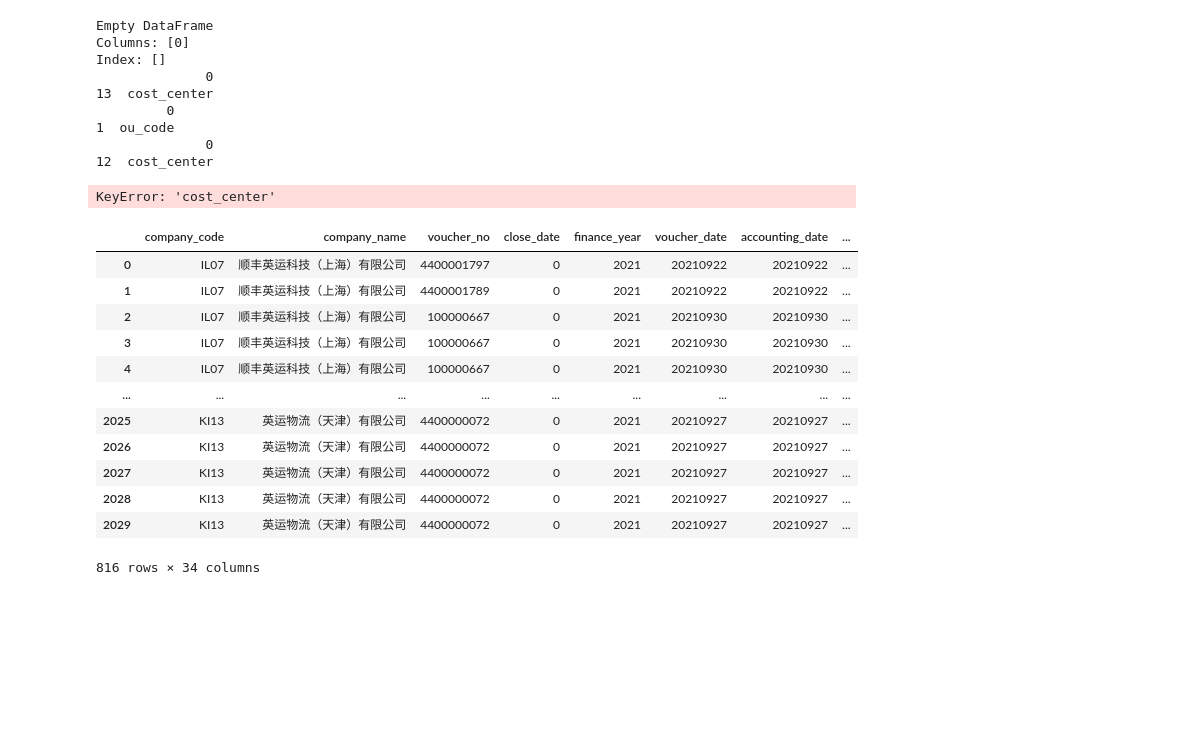
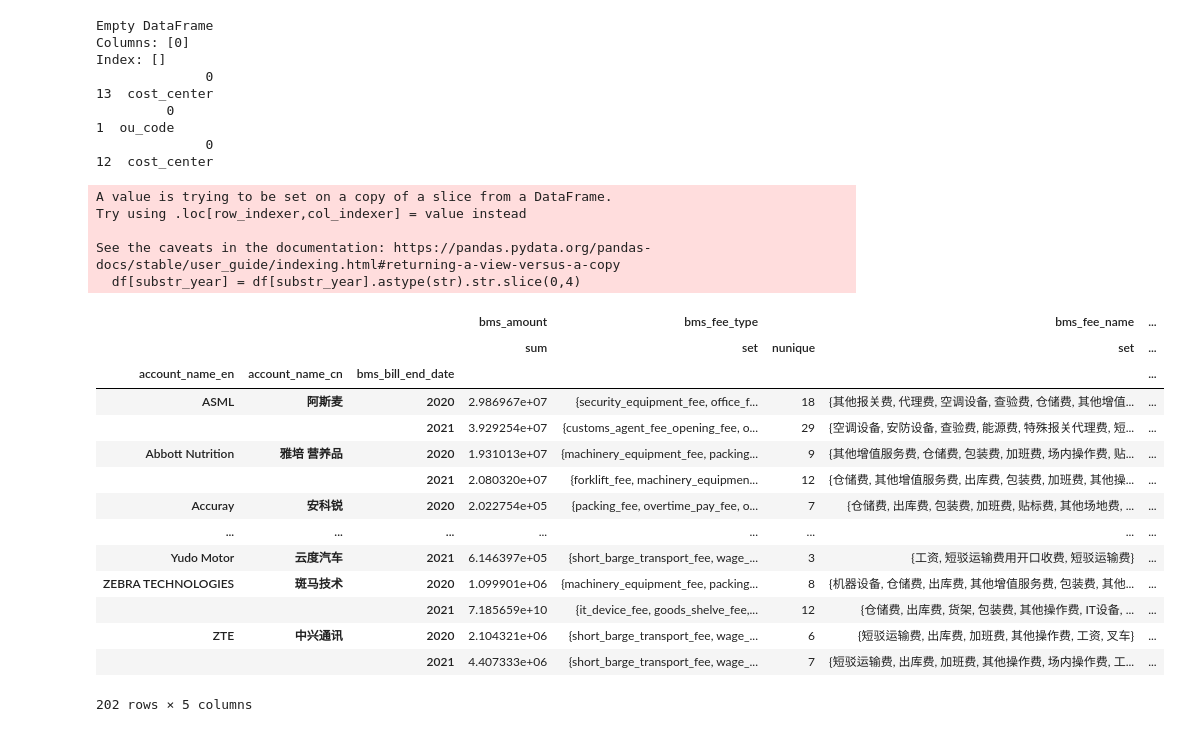
Before and after one commit to fyenne/play8_paint, a Jupyter notebook: profile.ipynb, the cells around one changed output. Saved outputs shown, nothing was run; the diff lists cells and outputs as text; code cells hidden in the pictures; blank space fills up the shorter version.

```diff
--- a/profile.ipynb
+++ b/profile.ipynb
@@ -22,18 +22,18 @@ download data without empty ou, when select
 # %% [output]
 "\ndownload data without empty ou, when select\n['bca_cc_cust_rel.csv',\n 'bca_without_mail.csv',\n 'dwd_dsc_d365_contract_df.csv',\n 'dwd_dsc_d365_opportunity_df.csv',\n 'dwd_dsc_finance_estimate_sum ...
 # %%
-# df_oppa = pd.read_csv('./data_down/' + 'dwd_dsc_d365_opportunity_df.csv', sep = '\001')
-df_bill = pd.read_csv('./data_down/' + 'dwd_dsc_finance_estimate_summary_di.csv', sep = '\001')
+df_oppa = pd.read_csv('./data_down/' + 'dwd_dsc_d365_opportunity_df.csv', sep = '\001')
+df_esti = pd.read_csv('./data_down/' + 'dwd_dsc_finance_estimate_summary_di.csv', sep = '\001')
 df_cost = pd.read_csv('./data_down/' + 'dwd_dsc_hr_cost_dtl.csv', sep = '\001')
-df_esti = pd.read_csv('./data_down/' + 'dwd_fact_warehouse_billing_detail_dtl.csv', sep = '\001')
-df_bca = pd.read_csv('./data_down/' + 'bca_without_mail.csv', sep = '\001')
+df_bill = pd.read_csv('./data_down/' + 'dwd_fact_warehouse_billing_detail_dtl.csv', sep = '\001')
+df_bcaw = pd.read_csv('./data_down/' + 'bca_without_mail.csv', sep = '\001')
 rel = pd.read_csv('./data_down/' + 'bca_cc_cust_rel.csv', sep = '\001')
 # for i in os.listdir('./data_down'):
 #     print(re.findall( '\w+', i)[0])
 #     df = pd.read_csv('./data_down/' + i, sep = '\001')
 def colname_modi(df):
     df.columns = [ re.sub('^\w+.{1}', '', i) for i in list(df.columns)]
-for i in [df_oppa,df_bill,df_cost,df_esti,rel, df_bca]:
+for i in [df_oppa, df_bill,df_cost,df_esti,rel, df_bcaw]:
     colname_modi(i)
 # %%
 # pre screen data
@@ -91,34 +94,49 @@ Index: []
               0
 12  cost_center
 # %%
-def to_cust_level(df):
+def data_clean(df, substr_year, **kwargs):
+    df = df[~df['account_name_en'].isna()]
+    df[substr_year] = df[substr_year].astype(str).str.slice(0,4)
+    df = df.groupby(['account_name_en','account_name_cn', substr_year]).agg({
+        **kwargs
+    })
+    return df
+def to_cust_level(df,  substr_year, **kwargs):
     """
     merge all to cust level
     """
+
     try:
-        df = df.merge(rel, left_on = 'ou_code', right_on = 'cc_in_ou', how  ='left')
+        df1 = df.merge(rel, left_on = 'ou_code', right_on = 'cc_in_ou', how  ='left')
+        # print(df1.head(2))
+        df1 = data_clean(df1, substr_year,  **kwargs)
     except:
-        df = df.merge(rel, left_on = 'cost_center', right_on = 'cc_in_ou', how  ='left')
-
-    return df
+        df1 = df.merge(rel, left_on = 'cost_center', right_on = 'cc_in_ou', how  ='left')
+        # print(substr_year, **kwargs)
+        df1 = data_clean(df1, substr_year,  **kwargs)
+    return df1
-# %%
-to_cust_level(df_oppa)
-# %% [output]
-KeyError: 'cost_center'
-# %%
-bill_cust = to_cust_level(df_bill)
-# %% [output]
-|  | company_code | company_name | voucher_no | close_date | finance_year | voucher_date | accounting_date | ... |
-| 0 | IL07 | 顺丰英运科技（上海）有限公司 | 4400001797 | 0 | 2021 | 20210922 | 20210922 | ... |
-| 1 | IL07 | 顺丰英运科技（上海）有限公司 | 4400001789 | 0 | 2021 | 20210922 | 20210922 | ... |
-| 2 | IL07 | 顺丰英运科技（上海）有限公司 | 100000667 | 0 | 2021 | 20210930 | 20210930 | ... |
-| 3 | IL07 | 顺丰英运科技（上海）有限公司 | 100000667 | 0 | 2021 | 20210930 | 20210930 | ... |
-| 4 | IL07 | 顺丰英运科技（上海）有限公司 | 100000667 | 0 | 2021 | 20210930 | 20210930 | ... |
-| ... | ... | ... | ... | ... | ... | ... | ... | ... |
-| 2025 | KI13 | 英运物流（天津）有限公司 | 4400000072 | 0 | 2021 | 20210927 | 20210927 | ... |
-| 2026 | KI13 | 英运物流（天津）有限公司 | 4400000072 | 0 | 2021 | 20210927 | 20210927 | ... |
-| 2027 | KI13 | 英运物流（天津）有限公司 | 4400000072 | 0 | 2021 | 20210927 | 20210927 | ... |
-| 2028 | KI13 | 英运物流（天津）有限公司 | 4400000072 | 0 | 2021 | 20210927 | 20210927 | ... |
-| 2029 | KI13 | 英运物流（天津）有限公司 | 4400000072 | 0 | 2021 | 20210927 | 20210927 | ... |
-816 rows × 34 columns
+# %%
+to_cust_level(df = df_bill, substr_year = 'bms_bill_end_date' ,\
+    bms_amount = 'sum', bms_fee_type = [set,'nunique'], bms_fee_name = set, bms_bill_id = 'nunique')
+# %% [output]
+A value is trying to be set on a copy of a slice from a DataFrame.
+Try using .loc[row_indexer,col_indexer] = value instead
+
+See the caveats in the documentation: https://pandas.pydata.org/pandas-docs/stable/user_guide/indexing.html#returning-a-view-versus-a-copy
+  df[substr_year] = df[substr_year].astype(str).str.slice(0,4)
+|  |  |  | bms_amount | bms_fee_type |  | bms_fee_name | ... |
+|  |  |  | sum | set | nunique | set | ... |
+| account_name_en | account_name_cn | bms_bill_end_date |  |  |  |  | ... |
+| ASML | 阿斯麦 | 2020 | 2.986967e+07 | {security_equipment_fee, office_f... | 18 | {其他报关费, 代理费, 空调设备, 查验费, 仓储费, 其他增值... | ... |
+|  |  | 2021 | 3.929254e+07 | {customs_agent_fee_opening_fee, o... | 29 | {空调设备, 安防设备, 查验费, 能源费, 特殊报关代理费, 短... | ... |
+| Abbott Nutrition | 雅培 营养品 | 2020 | 1.931013e+07 | {machinery_equipment_fee, packing... | 9 | {其他增值服务费, 仓储费, 包装费, 加班费, 场内操作费, 贴... | ... |
+|  |  | 2021 | 2.080320e+07 | {forklift_fee, machinery_equipmen... | 12 | {仓储费, 其他增值服务费, 出库费, 包装费, 加班费, 其他操... | ... |
+| Accuray | 安科锐 | 2020 | 2.022754e+05 | {packing_fee, overtime_pay_fee, o... | 7 | {仓储费, 出库费, 包装费, 加班费, 贴标费, 其他场地费, ... | ... |
+| ... | ... | ... | ... | ... | ... | ... | ... |
+| Yudo Motor | 云度汽车 | 2021 | 6.146397e+05 | {short_barge_transport_fee, wage_... | 3 | {工资, 短驳运输费用开口收费, 短驳运输费} | ... |
+| ZEBRA TECHNOLOGIES | 斑马技术 | 2020 | 1.099901e+06 | {machinery_equipment_fee, packing... | 8 | {机器设备, 仓储费, 出库费, 其他增值服务费, 包装费, 其他... | ... |
+|  |  | 2021 | 7.185659e+10 | {it_device_fee, goods_shelve_fee,... | 12 | {仓储费, 出库费, 货架, 包装费, 其他操作费, IT设备, ... | ... |
+| ZTE | 中兴通讯 | 2020 | 2.104321e+06 | {short_barge_transport_fee, wage_... | 6 | {短驳运输费, 出库费, 加班费, 其他操作费, 工资, 叉车} | ... |
+|  |  | 2021 | 4.407333e+06 | {short_barge_transport_fee, wage_... | 7 | {短驳运输费, 出库费, 加班费, 其他操作费, 场内操作费, 工... | ... |
+202 rows × 5 columns
 # %%
```
Also changed, not shown: parts of 7 cells of this notebook.
